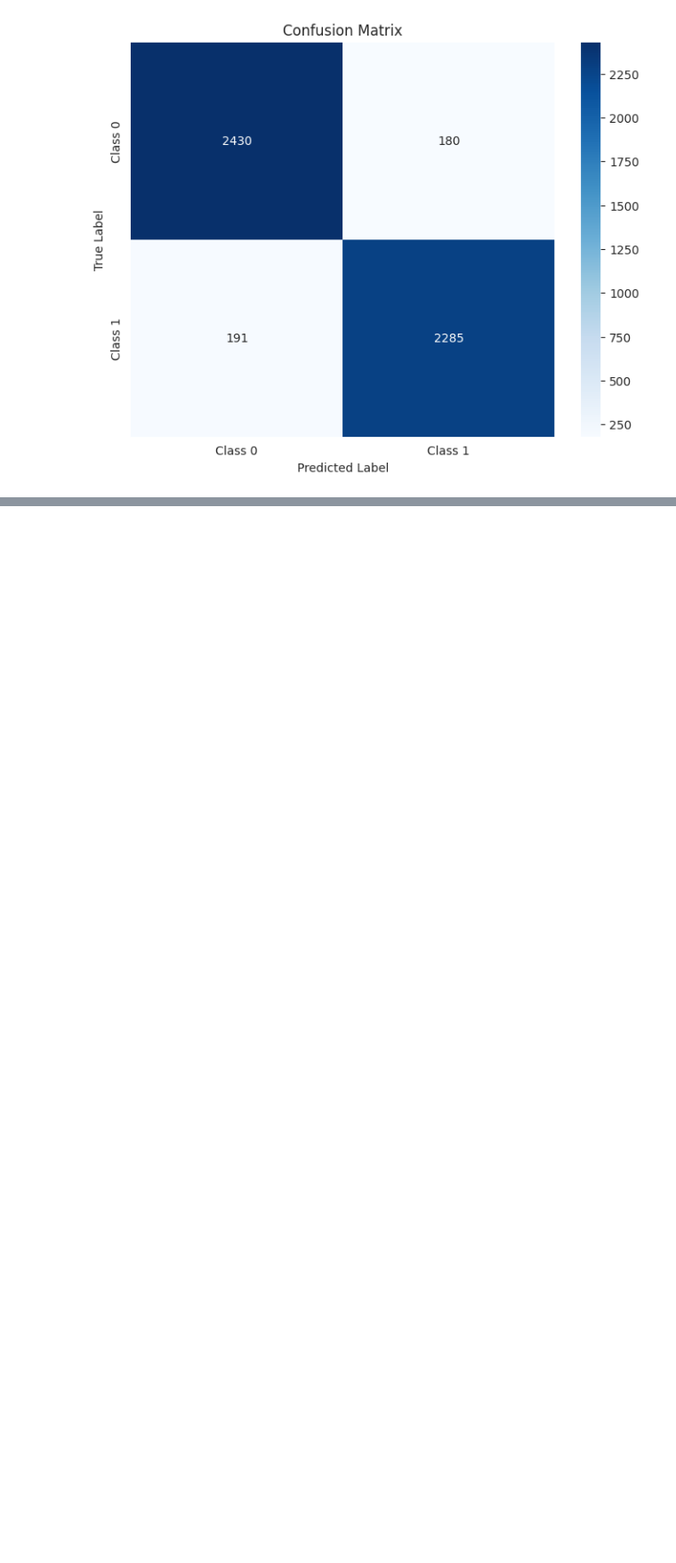
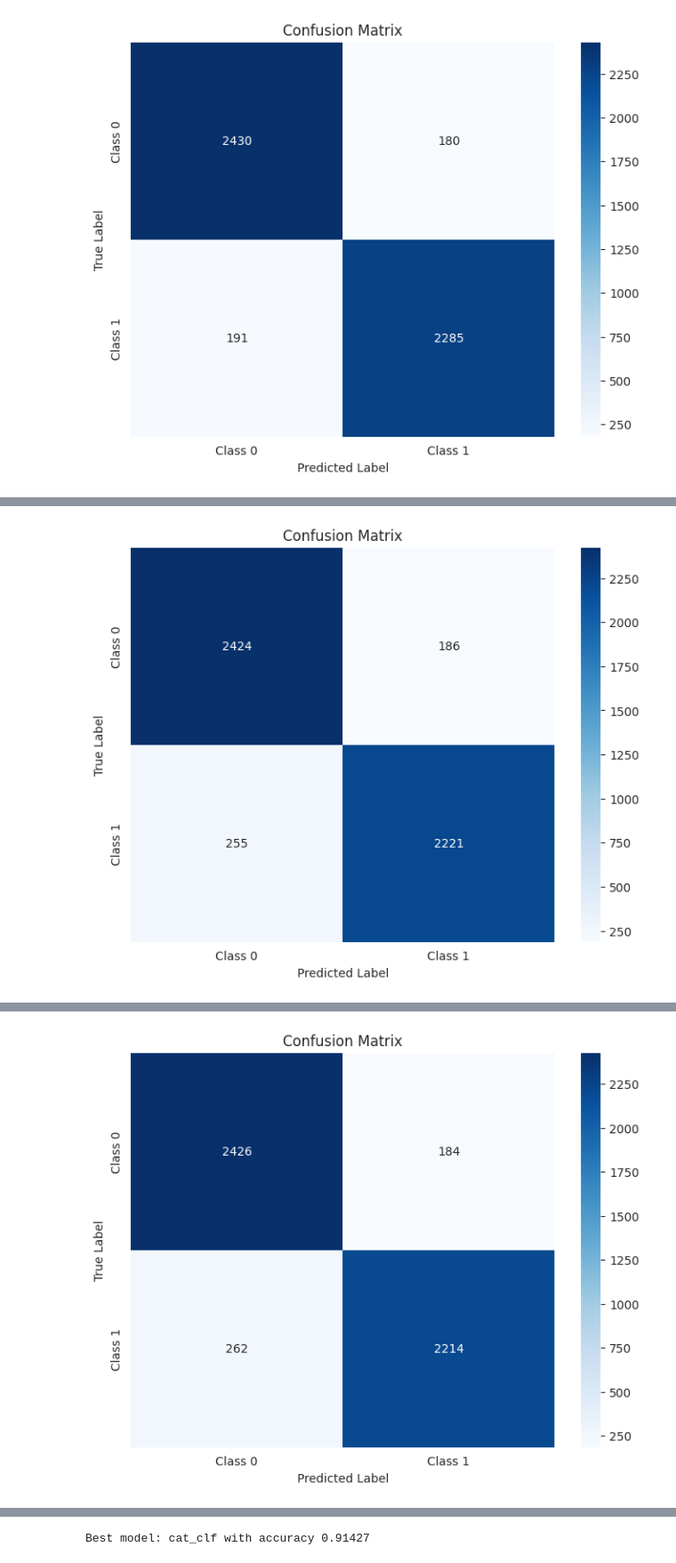
Before and after one commit to Daniel-Milanes/WikiShield, a Jupyter notebook: models/Paul_votingmethod.ipynb, the cells around one changed output, grey strips where cells are left out. Shown at 89% size. Drawn from its saved outputs; the diff is of its cells as text; code cells hidden in the pictures; blank space fills up the shorter version.

```diff
--- a/models/Paul_votingmethod.ipynb
+++ b/models/Paul_votingmethod.ipynb
@@ -337,3 +328,71 @@ Classification Report:
    macro avg     0.9271    0.9269    0.9270      5086
 weighted avg     0.9271    0.9271    0.9271      5086
 [figure]
+# %%
+#Models with default parameters
+
+xgb = XGBClassifier()
+
+lgb = LGBMClassifier(verbosity=-1)
+
+cat = CatBoostClassifier(logging_level='Silent')
+
+voting = VotingClassifier([('xgb',xgb),
+                           ('lgb',lgb),
+                           ('cat',cat)],
+                         voting='hard')
+
+best_name = None
+best_acc = 0
+features = ['user_edit_count','user_distinct_pages','user_warns','num_edits_5d_before',
+            'is_person','current_minor','account_age','comment_empty',
+            'is_IP','word_count_added','word_count_deleted',
+            'vandalism_score']
+
+#fit each model and print their accuracy, then print the best accuracy score
+for name,clf in (["xgb_clf",xgb],
+                 ["lgb_clf",lgb],
+                 ["cat_clf",cat],
+                 ["voting_clf",voting]):
+    # fit the model
+    clf.fit(df_tt[features], df_tt.isvandalism)
+
+    # predict
+    y_pred = clf.predict(df_ho[features])
+
+    # get acc
+    accuracy = accuracy_score(df_ho.isvandalism, y_pred)
+    precision = precision_score(df_ho.isvandalism, y_pred)
+    recall = recall_score(df_ho.isvandalism, y_pred)
+    f1 = f1_score(df_ho.isvandalism, y_pred)
+    confmat = confusion_matrix(df_ho.isvandalism, y_pred)
+
+    # Print metrics
+    print(name,"training set metrics")
+    print(f"Accuracy : {accuracy:.4f}")
+    print(f"Precision: {precision:.4f}")
+    print(f"Recall   : {recall:.4f}")
+    print(f"F1 Score : {f1:.4f}")
+    print("\nConfusion Matrix:")
+    print(confmat)
+
+    # Classification Report
+    print("\nClassification Report:")
+    print(classification_report(df_ho.isvandalism, y_pred, digits=4))
+
+    plt.figure(figsize=(8, 6)) # Adjust figure size as needed
+    sns.heatmap(confmat, annot=True, fmt='d', cmap='Blues',
+                    xticklabels=['Class 0', 'Class 1'], # Replace with your actual class labels
+                    yticklabels=['Class 0', 'Class 1']) # Replace with your actual class labels
+    plt.title('Confusion Matrix')
+    plt.xlabel('Predicted Label')
+    plt.ylabel('True Label')
+    plt.show()
+
+    # update best
+    if accuracy > best_acc:
+        best_acc = accuracy
+        best_name = name
+
+print(f"\nBest model: {best_name} with accuracy {np.round(best_acc, 5)}")
+# %% [output]
@@ -339,0 +418 @@ weighted avg     0.9271    0.9271    0.9271      5086
+[figure, added]
@@ -339,0 +438 @@ weighted avg     0.9271    0.9271    0.9271      5086
+[figure, added]
@@ -339,0 +479 @@ weighted avg     0.9271    0.9271    0.9271      5086
+Best model: cat_clf with accuracy 0.91427
```
Also changed, not shown: parts of 2 cells of this notebook, 1 other file.
